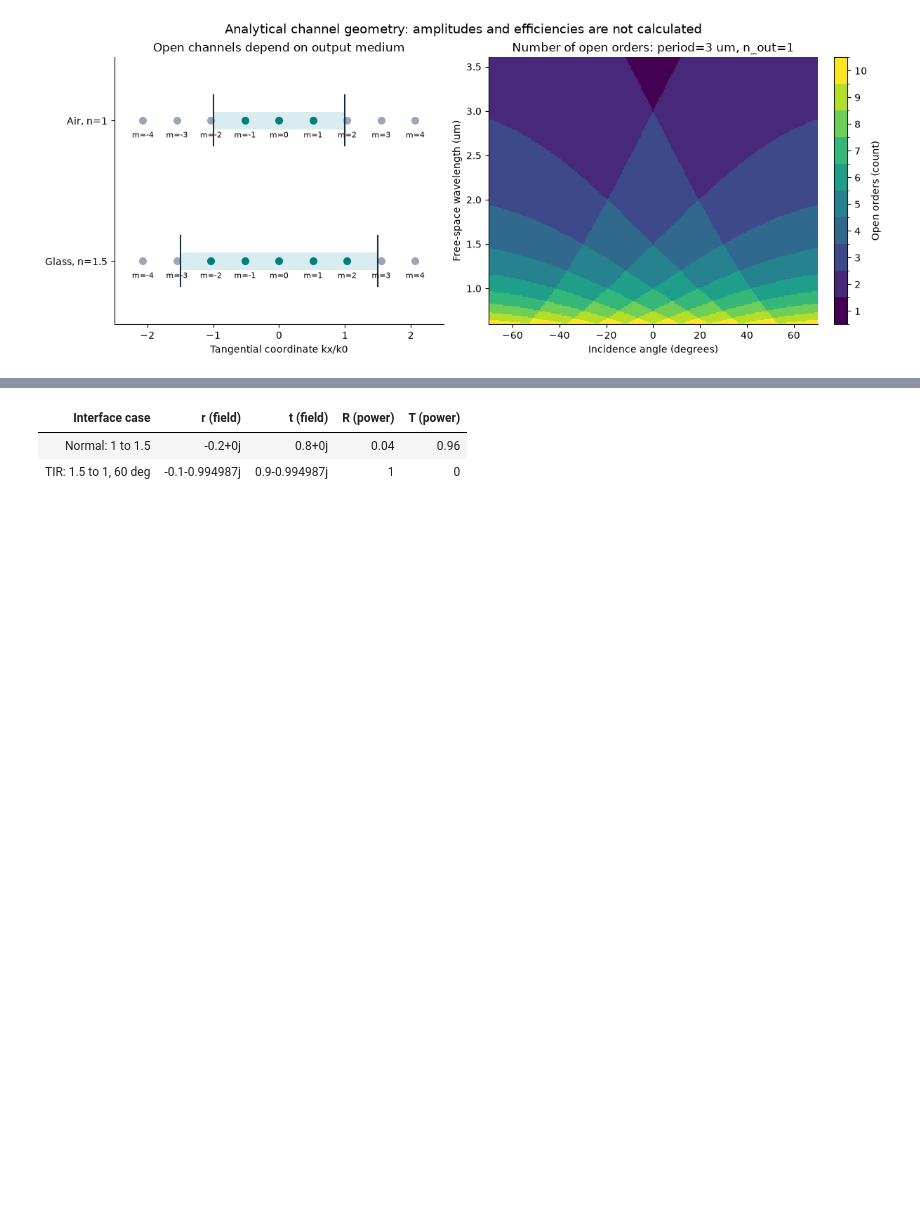
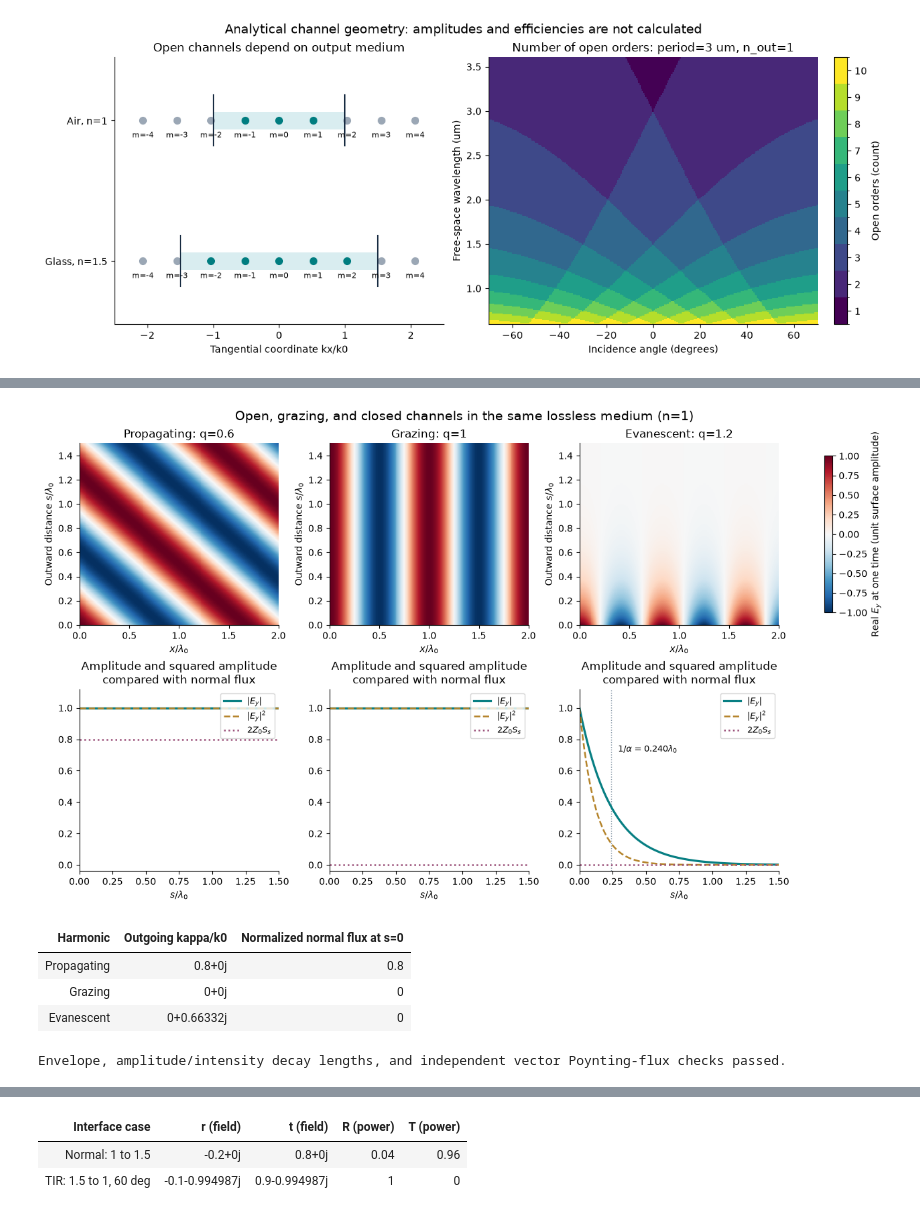
Before and after one commit to metasurface-ir/metasurfaces-book, a Jupyter notebook: notebooks/04-floquet-orders.ipynb, the cells around one changed output, grey strips where cells are left out. Drawn from its saved outputs; the diff is of its cells as text; code cells hidden in the pictures; blank space fills up the shorter version.

```diff
--- a/notebooks/04-floquet-orders.ipynb
+++ b/notebooks/04-floquet-orders.ipynb
@@ -262 +358,51 @@ plt.show()
+# %%
+OUTGOING_Q = np.array([.6, 1.0, 1.2])
+OUTGOING_INDEX = 1.0
+x_lambda = np.linspace(0, 2, 301)
+s_lambda = np.linspace(0, 1.5, 241)
+X, S = np.meshgrid(x_lambda, s_lambda)
+fig, axes = plt.subplots(2, 3, figsize=(12.6, 7.4), constrained_layout=True)
+flux_checks = []
+for col, (q, name) in enumerate(zip(OUTGOING_Q, ('Propagating', 'Grazing', 'Evanescent'))):
+    kappa_bar = np.sqrt(complex(OUTGOING_INDEX**2-q*q))
+    field = np.exp(2j*np.pi*(q*X+kappa_bar*S))
+    image = axes[0, col].pcolormesh(X, S, field.real, cmap='RdBu_r', vmin=-1, vmax=1, shading='auto', rasterized=True)
+    axes[0, col].set(xlabel=r'$x/\lambda_0$', ylabel=r'Outward distance $s/\lambda_0$',
+                     title=f'{name}: q={q:g}')
+    envelope = np.exp(-2*np.pi*kappa_bar.imag*s_lambda)
+    E = np.zeros((len(s_lambda), 3), dtype=complex)
+    H_scaled = np.zeros_like(E)
+    E[:, 1] = np.exp(2j*np.pi*kappa_bar*s_lambda)
+    H_scaled[:, 0] = -kappa_bar*E[:, 1]
+    H_scaled[:, 2] = q*E[:, 1]
+    vector_flux = np.cross(E, H_scaled.conj()).real[:, 2]
+    expected_flux = kappa_bar.real*envelope**2
+    assert np.allclose(vector_flux, expected_flux, atol=1e-13)
+    assert np.allclose(np.abs(field[:, 0]), envelope, atol=1e-13)
+    if kappa_bar.imag > 0:
+        decay_lambda = 1/(2*np.pi*kappa_bar.imag)
+        assert np.isclose(abs(np.exp(2j*np.pi*kappa_bar*decay_lambda)), np.exp(-1))
+        assert np.isclose(abs(np.exp(2j*np.pi*kappa_bar*(decay_lambda/2)))**2, np.exp(-1))
+        assert np.all(vector_flux == 0)
+        axes[1, col].axvline(decay_lambda, color='#8899a8', ls=':', lw=1)
+        axes[1, col].text(decay_lambda+.05, .72, r'$1/\alpha$' + f' = {decay_lambda:.3f}' + r'$\lambda_0$', fontsize=9)
+    axes[1, col].plot(s_lambda, envelope, color='#087f83', lw=2.3, label=r'$|E_y|$')
+    axes[1, col].plot(s_lambda, envelope**2, color='#b5842b', lw=1.8, ls='--', label=r'$|E_y|^2$')
+    axes[1, col].plot(s_lambda, vector_flux, color='#9c527b', lw=1.8, ls=':', label=r'$2Z_0 S_s$')
+    axes[1, col].set(xlabel=r'$s/\lambda_0$', ylim=(-.04, 1.12), xlim=(0, 1.5),
+                     title='Amplitude and squared amplitude\ncompared with normal flux')
+    axes[1, col].legend(fontsize=9, loc='upper right')
+    flux_checks.append((name, f'{kappa_bar:.5g}', f'{vector_flux[0]:.5g}'))
+fig.colorbar(image, ax=list(axes[0]), label=r'Real $E_y$ at one time (unit surface amplitude)', shrink=.86)
+fig.suptitle('Open, grazing, and closed channels in the same lossless medium (n=1)', fontsize=14)
+plt.show()
+show_table(['Harmonic', 'Outgoing kappa/k0', 'Normalized normal flux at s=0'], flux_checks)
+print('Envelope, amplitude/intensity decay lengths, and independent vector Poynting-flux checks passed.')
+# %% [output]
+[figure, added]
+| Harmonic | Outgoing kappa/k0 | Normalized normal flux at s=0 |
+| Propagating | 0.8+0j | 0.8 |
+| Grazing | 0+0j | 0 |
+| Evanescent | 0+0.66332j | 0 |
+Envelope, amplitude/intensity decay lengths, and independent vector Poynting-flux checks passed.
 # %% [markdown]
```
Also changed, not shown: parts of 13 cells of this notebook, 20 other files.
